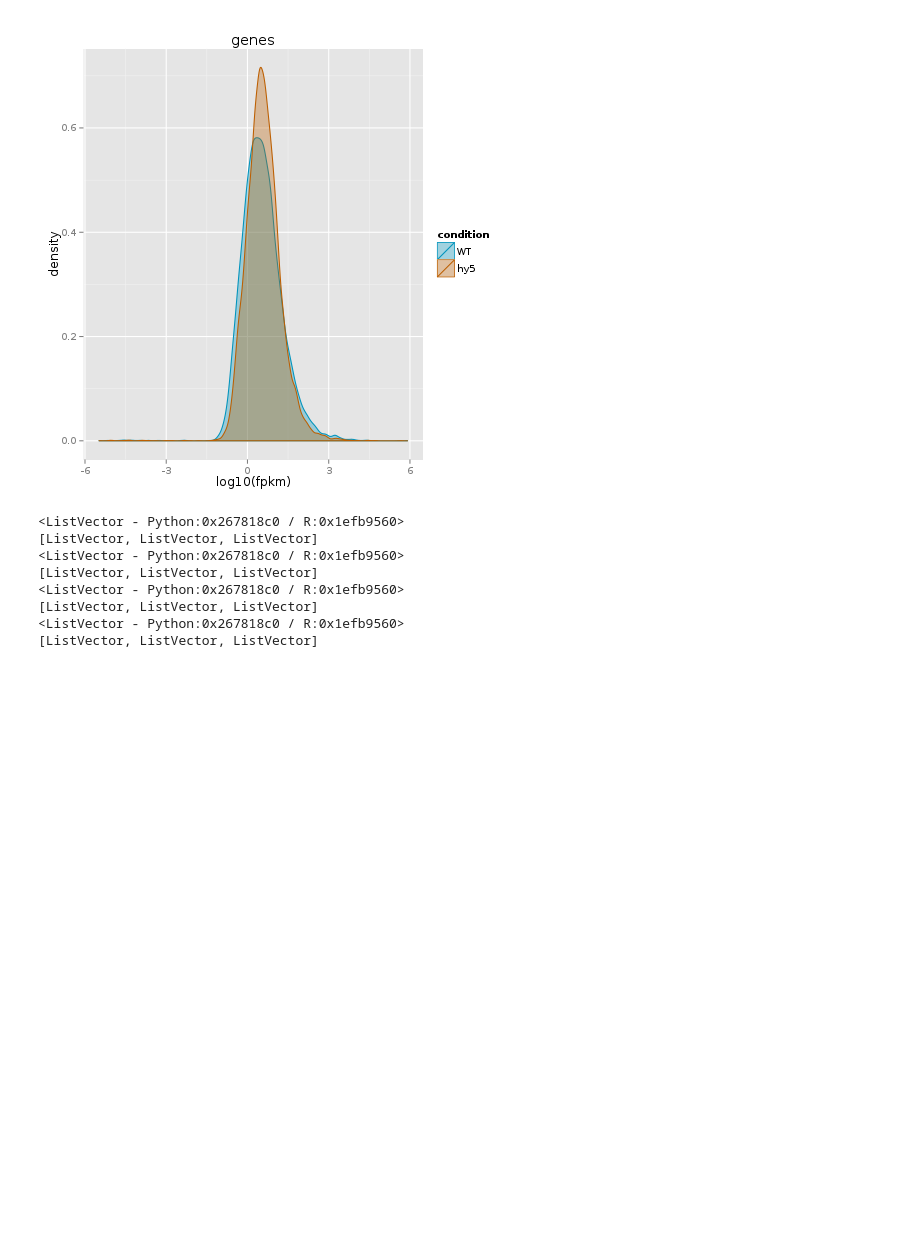
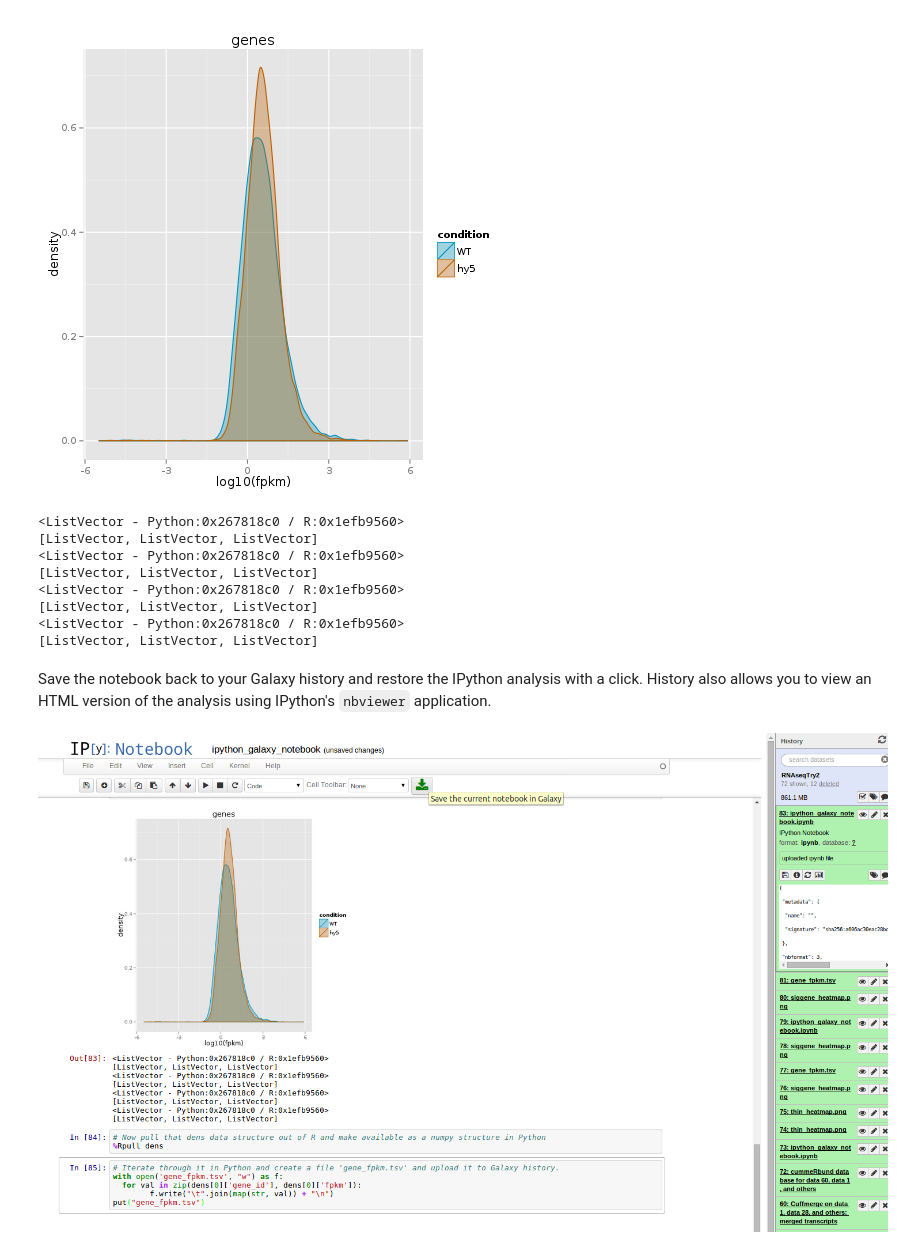
Before and after one commit to jmchilton/ipython_notebooks, a Jupyter notebook: cummerbund_galaxy_1.ipynb, the cells around one changed output. Saved outputs shown, nothing was run; the diff lists cells and outputs as text; code cells hidden in the pictures; blank space fills up the shorter version.

```diff
--- a/cummerbund_galaxy_1.ipynb
+++ b/cummerbund_galaxy_1.ipynb
@@ -89,3 +96,10 @@ with open('gene_fpkm.tsv', "w") as f:
   for val in zip(dens[0]['gene_id'], dens[0]['fpkm']):
         f.write("\t".join(map(str, val)) + "\n")
 put("gene_fpkm.tsv")
+# %% [markdown]
+Save the notebook back to your Galaxy history and restore the IPython analysis with a click. History also allows you to view an HTML version of the analysis using IPython's `nbviewer` application.
+# %%
+from IPython.display import Image
+Image('https://raw.githubusercontent.com/jmchilton/ipython_notebooks/master/images/save_notebook_cropped.png')
+# %% [output]
+[figure, added]
```
Also changed, not shown: parts of 2 cells of this notebook.
